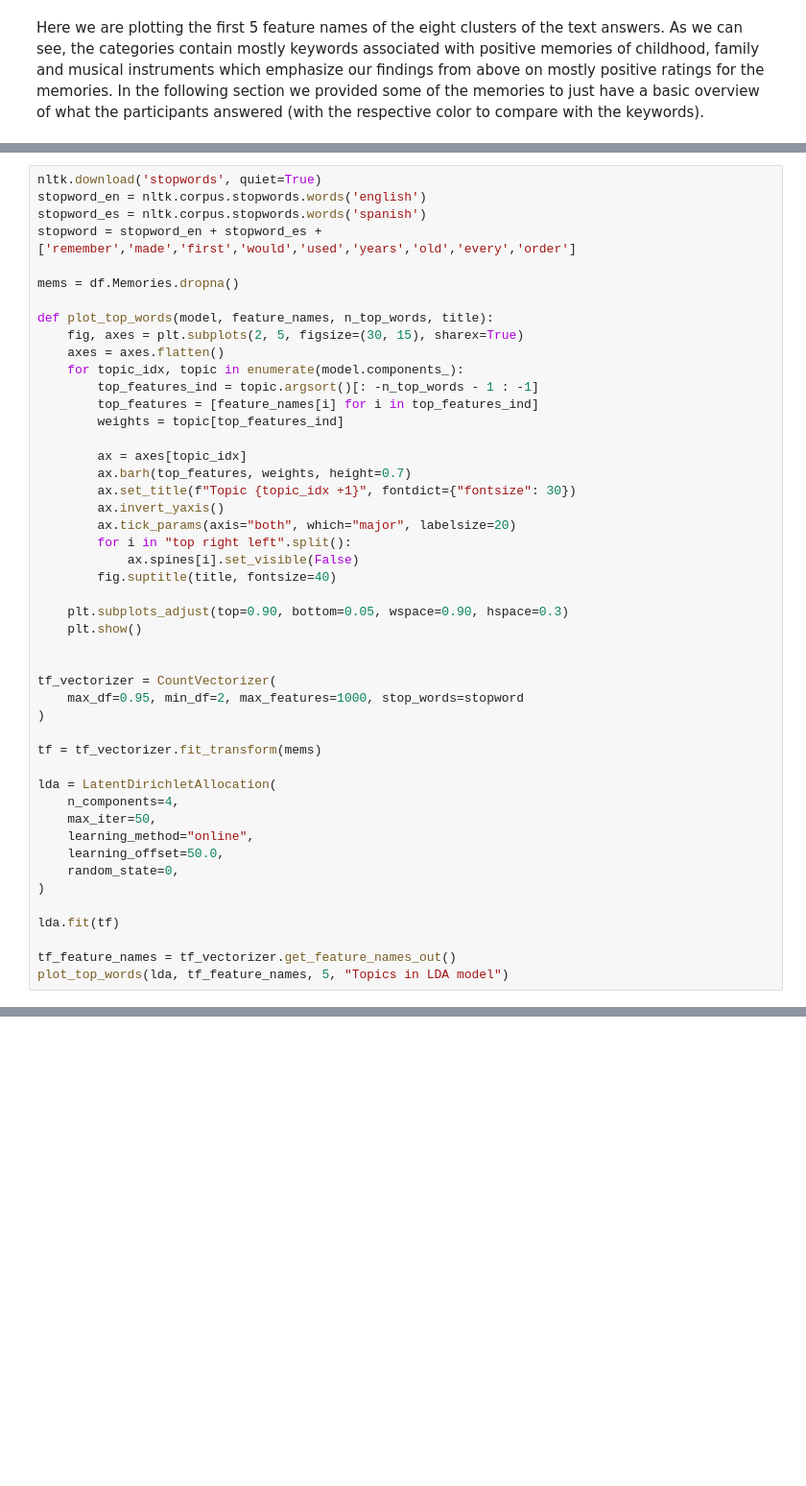
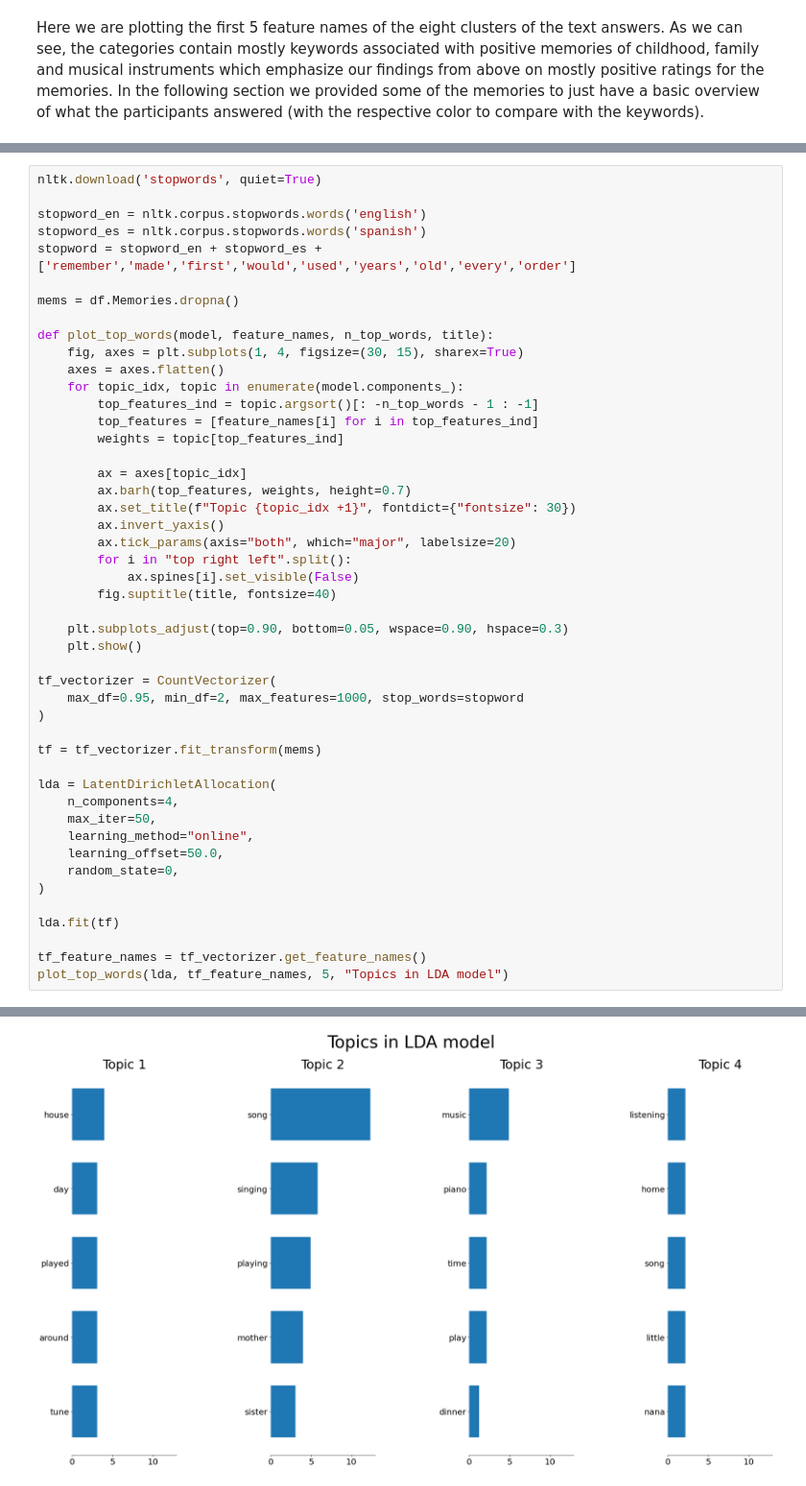
Before and after one commit to lennartnicolas/mpc-presentation, a Jupyter notebook: MPC Study Presentation.ipynb, the cells around one changed output, grey strips where cells are left out. Shown at 96% size. Cells and saved outputs as stored; diff of their text form; blank space fills up the shorter version.

```diff
--- a/MPC Study Presentation.ipynb
+++ b/MPC Study Presentation.ipynb
@@ -439,6 +457,7 @@ for idx, sent in enumerate(df.Memories):
 ... (16 outputs left out)
 # %%
 nltk.download('stopwords', quiet=True)
+
 stopword_en = nltk.corpus.stopwords.words('english')
 stopword_es = nltk.corpus.stopwords.words('spanish')
 stopword = stopword_en + stopword_es + ['remember','made','first','would','used','years','old','every','order']
@@ -446,7 +465,7 @@ stopword = stopword_en + stopword_es + ['remember','made','first','would','used'
 mems = df.Memories.dropna()
 
 def plot_top_words(model, feature_names, n_top_words, title):
-    fig, axes = plt.subplots(2, 5, figsize=(30, 15), sharex=True)
+    fig, axes = plt.subplots(1, 4, figsize=(30, 15), sharex=True)
     axes = axes.flatten()
     for topic_idx, topic in enumerate(model.components_):
         top_features_ind = topic.argsort()[: -n_top_words - 1 : -1]
@@ -465,7 +484,6 @@ def plot_top_words(model, feature_names, n_top_words, title):
     plt.subplots_adjust(top=0.90, bottom=0.05, wspace=0.90, hspace=0.3)
     plt.show()
 
-
 tf_vectorizer = CountVectorizer(
     max_df=0.95, min_df=2, max_features=1000, stop_words=stopword
 )
@@ -482,6 +500,6 @@ lda = LatentDirichletAllocation(
 
 lda.fit(tf)
 
-tf_feature_names = tf_vectorizer.get_feature_names_out()
+tf_feature_names = tf_vectorizer.get_feature_names()
 plot_top_words(lda, tf_feature_names, 5, "Topics in LDA model")
 # %% [output]
@@ -488,0 +506 @@ AttributeError: 'CountVectorizer' object has no attribute 'get_feature_names_out
+[figure, added]
```
Also changed, not shown: parts of 8 cells of this notebook.
